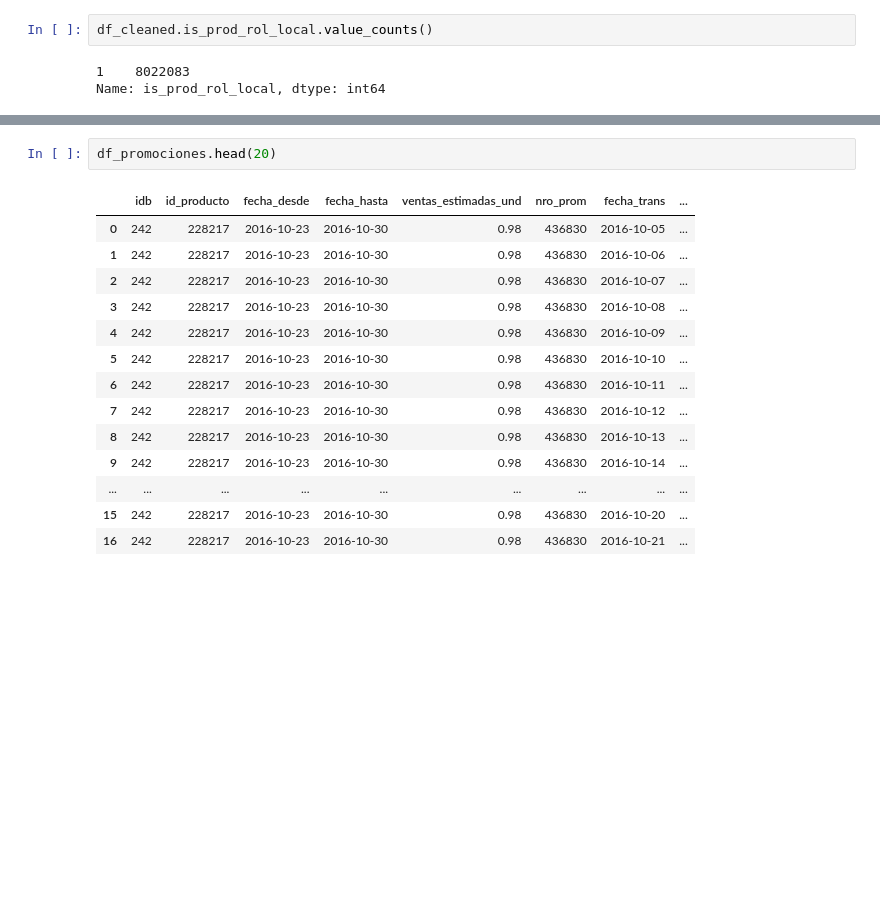
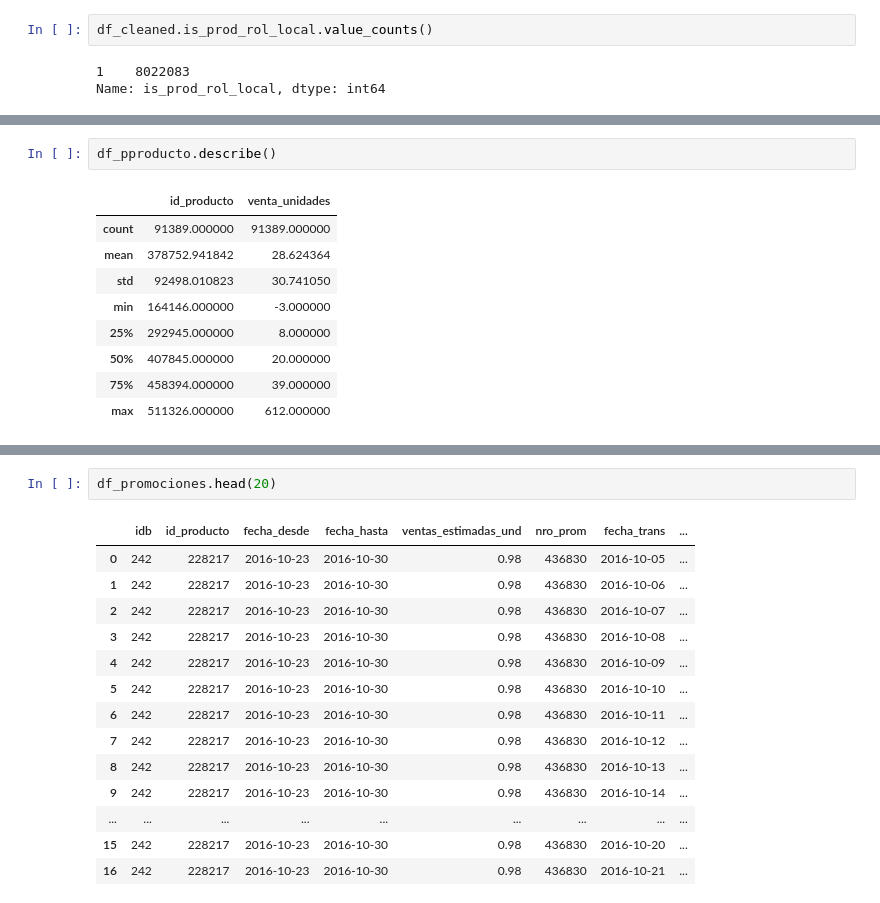
Before and after one commit to ErikaMelt/deodorants-project, a Jupyter notebook: eda/eda_carme.ipynb, the cells around one changed output, grey strips where cells are left out. Cells and saved outputs as stored; diff of their text form; blank space fills up the shorter version.

```diff
--- a/eda/eda_carme.ipynb
+++ b/eda/eda_carme.ipynb
@@ -168,0 +221,12 @@ df["venta_unidades"].plot(linewidth=0.1)
+# %%
+df_pproducto.describe()
+# %% [output]
+|  | id_producto | venta_unidades |
+| count | 91389.000000 | 91389.000000 |
+| mean | 378752.941842 | 28.624364 |
+| std | 92498.010823 | 30.741050 |
+| min | 164146.000000 | -3.000000 |
+| 25% | 292945.000000 | 8.000000 |
+| 50% | 407845.000000 | 20.000000 |
+| 75% | 458394.000000 | 39.000000 |
+| max | 511326.000000 | 612.000000 |
```
Also changed, not shown: parts of 38 cells of this notebook.
